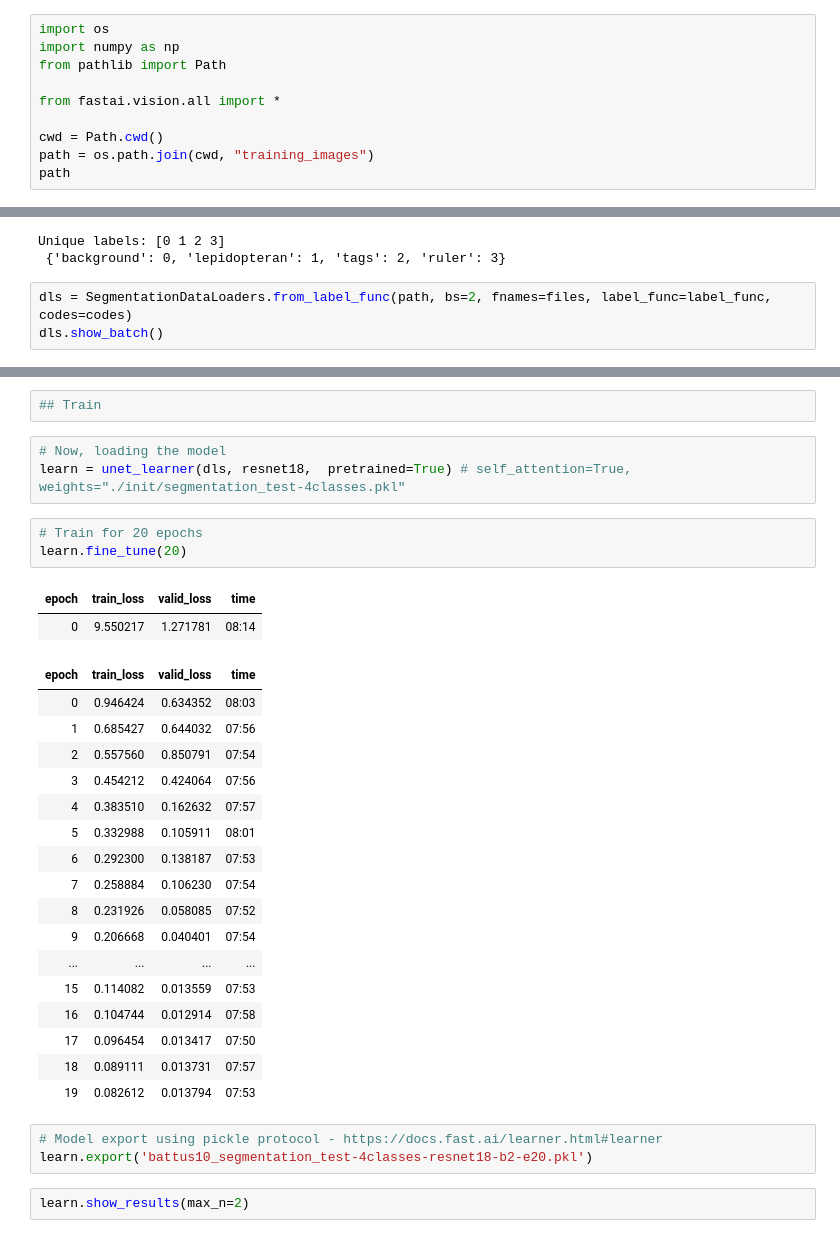
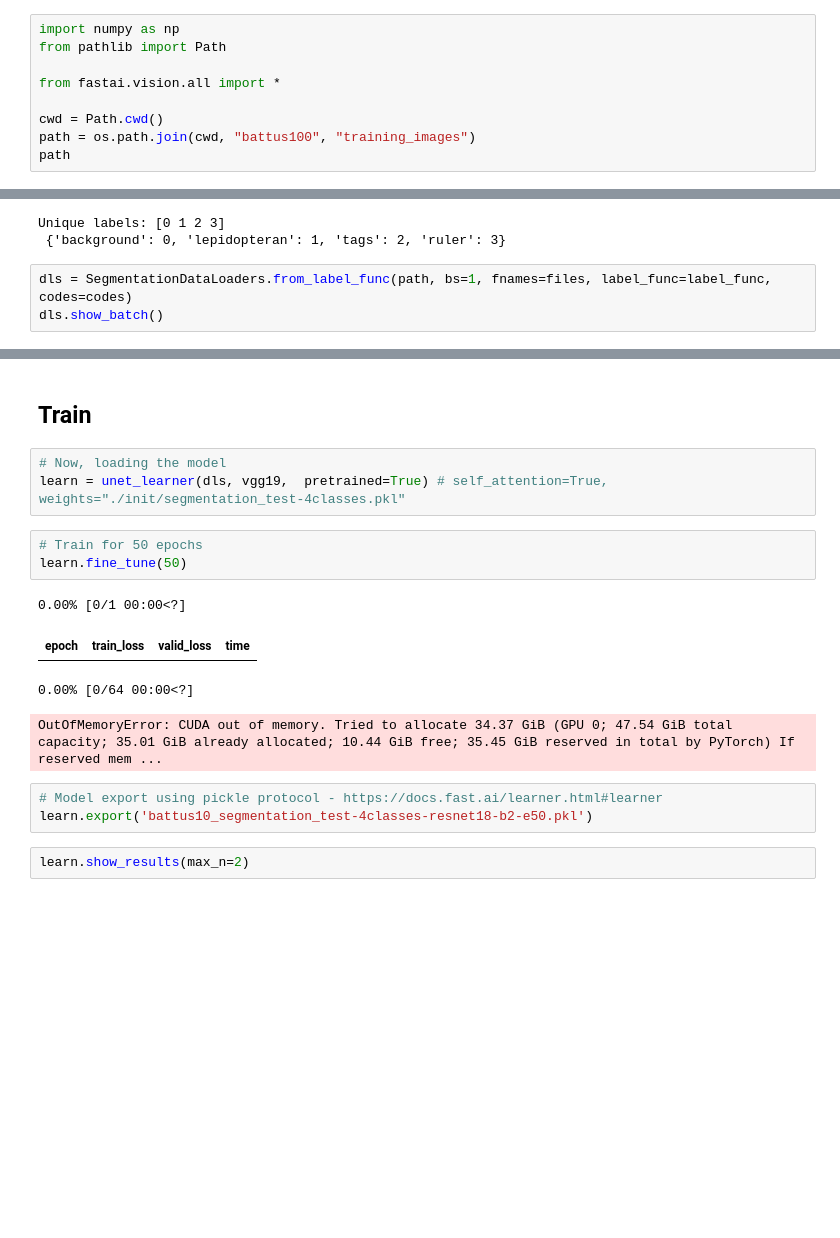
Before and after one commit to karmarv/mothra, a Jupyter notebook: data/train.ipynb, the cells around one changed output, grey strips where cells are left out. Cells and saved outputs as stored; diff of their text form; blank space fills up the shorter version.

```diff
--- a/data/train.ipynb
+++ b/data/train.ipynb
@@ -5,11 +14,10 @@
 # %%
-import os
 import numpy as np
 from pathlib import Path
 
 from fastai.vision.all import *
 
 cwd = Path.cwd()
-path = os.path.join(cwd, "training_images")
+path = os.path.join(cwd, "battus100", "training_images")
 path
 # %% [output]
@@ -45,6 +53,6 @@ print("Unique labels:",np.unique(msk), "\n", name2id)
 Unique labels: [0 1 2 3]
  {'background': 0, 'lepidopteran': 1, 'tags': 2, 'ruler': 3}
 # %%
-dls = SegmentationDataLoaders.from_label_func(path, bs=2, fnames=files, label_func=label_func, codes=codes)
+dls = SegmentationDataLoaders.from_label_func(path, bs=1, fnames=files, label_func=label_func, codes=codes)
 dls.show_batch()
 # %% [output]
@@ -52,34 +60,19 @@ dls.show_batch()
-# %%
-## Train
+# %% [markdown]
+## Train
 # %%
 # Now, loading the model
-learn = unet_learner(dls, resnet18,  pretrained=True) # self_attention=True, weights="./init/segmentation_test-4classes.pkl"
+learn = unet_learner(dls, vgg19,  pretrained=True) # self_attention=True, weights="./init/segmentation_test-4classes.pkl"
 # %%
-# Train for 20 epochs
-learn.fine_tune(20)
+# Train for 50 epochs
+learn.fine_tune(50)
 # %% [output]
+0.00% [0/1 00:00<?]
 | epoch | train_loss | valid_loss | time |
-| 0 | 9.550217 | 1.271781 | 08:14 |
-| epoch | train_loss | valid_loss | time |
-| 0 | 0.946424 | 0.634352 | 08:03 |
-| 1 | 0.685427 | 0.644032 | 07:56 |
-| 2 | 0.557560 | 0.850791 | 07:54 |
-| 3 | 0.454212 | 0.424064 | 07:56 |
-| 4 | 0.383510 | 0.162632 | 07:57 |
-| 5 | 0.332988 | 0.105911 | 08:01 |
-| 6 | 0.292300 | 0.138187 | 07:53 |
-| 7 | 0.258884 | 0.106230 | 07:54 |
-| 8 | 0.231926 | 0.058085 | 07:52 |
-| 9 | 0.206668 | 0.040401 | 07:54 |
-| ... | ... | ... | ... |
-| 15 | 0.114082 | 0.013559 | 07:53 |
-| 16 | 0.104744 | 0.012914 | 07:58 |
-| 17 | 0.096454 | 0.013417 | 07:50 |
-| 18 | 0.089111 | 0.013731 | 07:57 |
-| 19 | 0.082612 | 0.013794 | 07:53 |
+0.00% [0/64 00:00<?]
+OutOfMemoryError: CUDA out of memory. Tried to allocate 34.37 GiB (GPU 0; 47.54 GiB total capacity; 35.01 GiB already allocated; 10.44 GiB free; 35.45 GiB reserved in total by PyTorch) If reserved mem ...
 # %%
 # Model export using pickle protocol - https://docs.fast.ai/learner.html#learner
-learn.export('battus10_segmentation_test-4classes-resnet18-b2-e20.pkl')
+learn.export('battus10_segmentation_test-4classes-resnet18-b2-e50.pkl')
 # %%
 learn.show_results(max_n=2)
 # %% [output]
```
Also changed, not shown: parts of 6 cells of this notebook, 3 other files.
